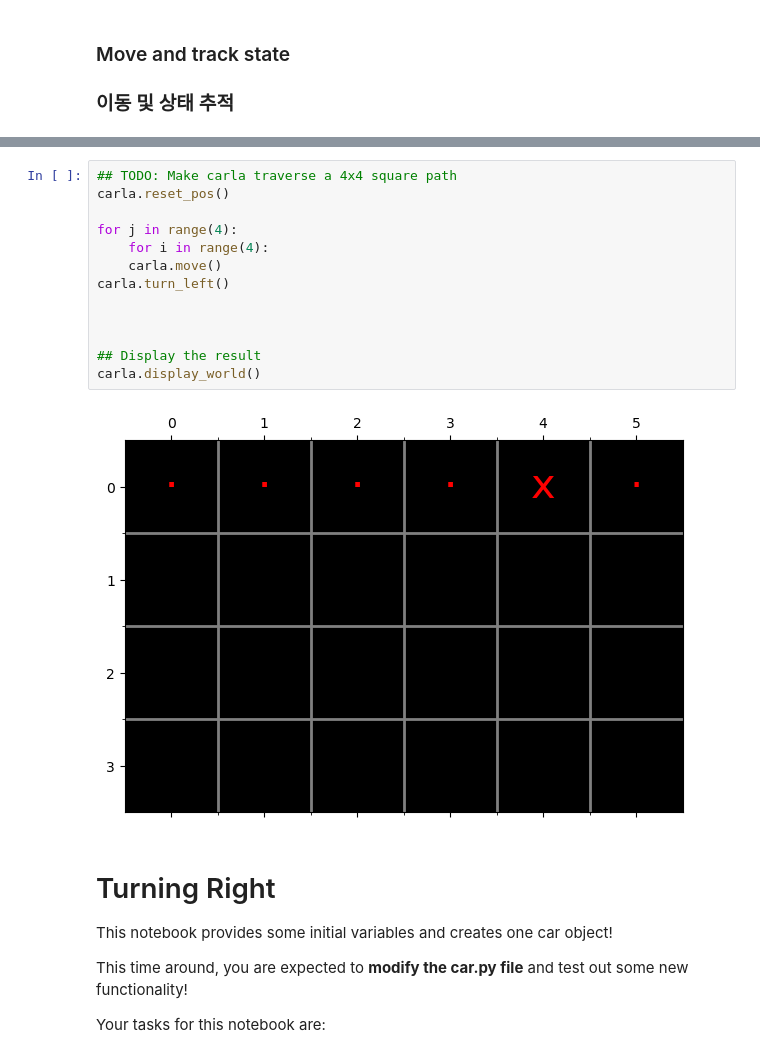
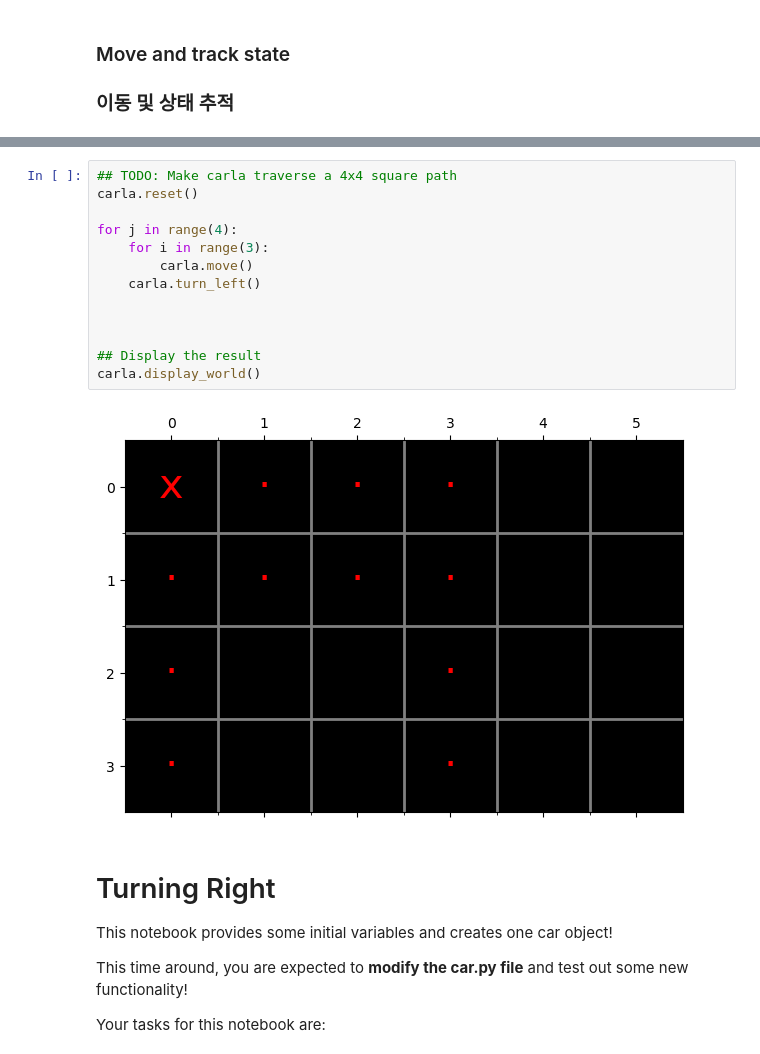
Before and after one commit to aaronkr-classroom/6-kalman-filters-Ryuminkyun, a Jupyter notebook: 4. Car, playground.ipynb, the cells around one changed output, grey strips where cells are left out. Drawn from its saved outputs; the diff is of its cells as text.

```diff
--- a/4. Car, playground.ipynb
+++ b/4. Car, playground.ipynb
@@ -138,18 +140,18 @@ Carla's state is: [[0, 1], [0, 1]]
 # %%
 ## TODO: Make carla traverse a 4x4 square path
-carla.reset_pos()
+carla.reset()
 
 for j in range(4):
-    for i in range(4):
-    carla.move()
-carla.turn_left()
+    for i in range(3):
+        carla.move()
+    carla.turn_left()
 
 
 
 ## Display the result
 carla.display_world()
 # %% [output]
-[figure, old version]
+[figure, new version]
 # %% [markdown]
 # Turning Right
 
```
Also changed, not shown: parts of 1 cell of this notebook.
